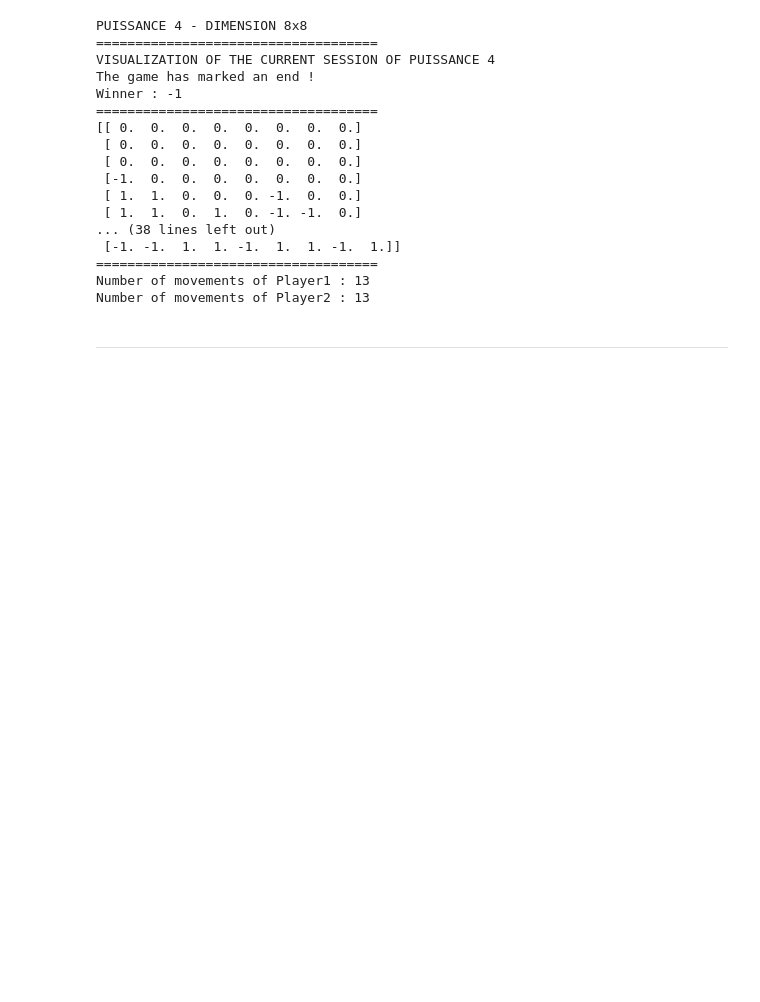
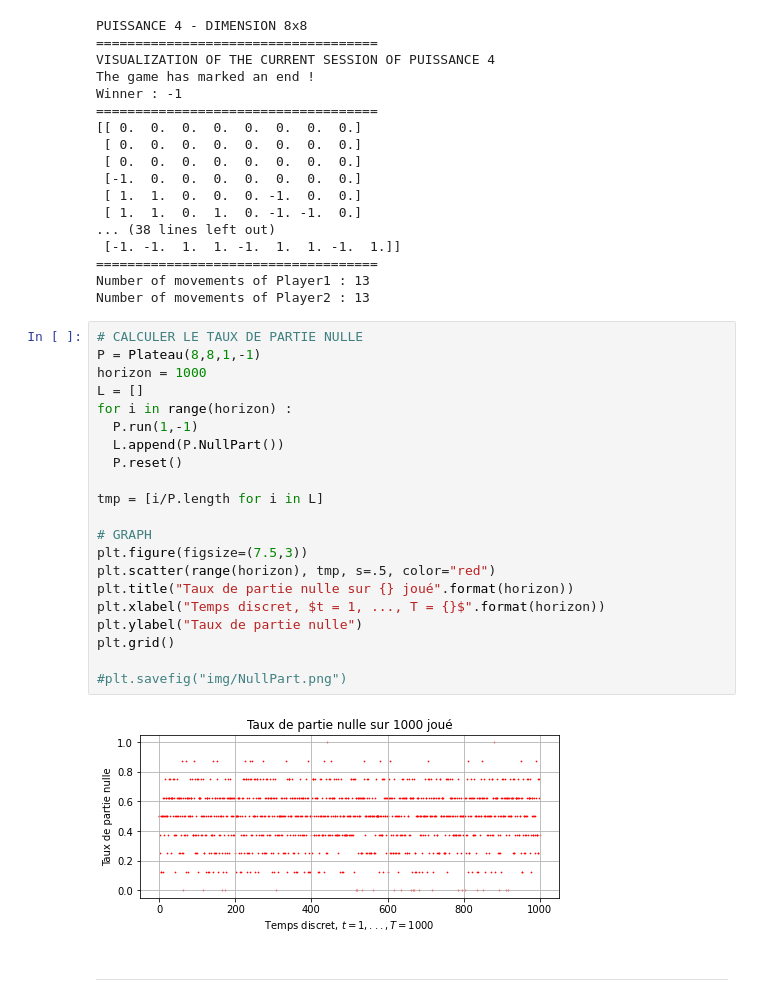
Before and after one commit to Meriadoc-gitgit/Bandits-Manchos-Simulation, a Jupyter notebook: puissance-4-game.ipynb, the cells around one changed output. Cells and saved outputs as stored; diff of their text form; blank space fills up the shorter version.

Commit message:
update null rate

```diff
--- a/puissance-4-game.ipynb
+++ b/puissance-4-game.ipynb
@@ -113,6 +113,29 @@ Winner : -1
 ====================================
 Number of movements of Player1 : 13
 Number of movements of Player2 : 13
+# %%
+# CALCULER LE TAUX DE PARTIE NULLE
+P = Plateau(8,8,1,-1)
+horizon = 1000
+L = []
+for i in range(horizon) :
+  P.run(1,-1)
+  L.append(P.NullPart())
+  P.reset()
+
+tmp = [i/P.length for i in L]
+
+# GRAPH
+plt.figure(figsize=(7.5,3))
+plt.scatter(range(horizon), tmp, s=.5, color="red")
+plt.title("Taux de partie nulle sur {} joué".format(horizon))
+plt.xlabel("Temps discret, $t = 1, ..., T = {}$".format(horizon))
+plt.ylabel("Taux de partie nulle")
+plt.grid()
+
+#plt.savefig("img/NullPart.png")
+# %% [output]
+[figure, added]
 # %% [markdown]
 ---
 # %% [markdown]
```
Also changed, not shown: parts of 1 cell of this notebook, 2 other files.
